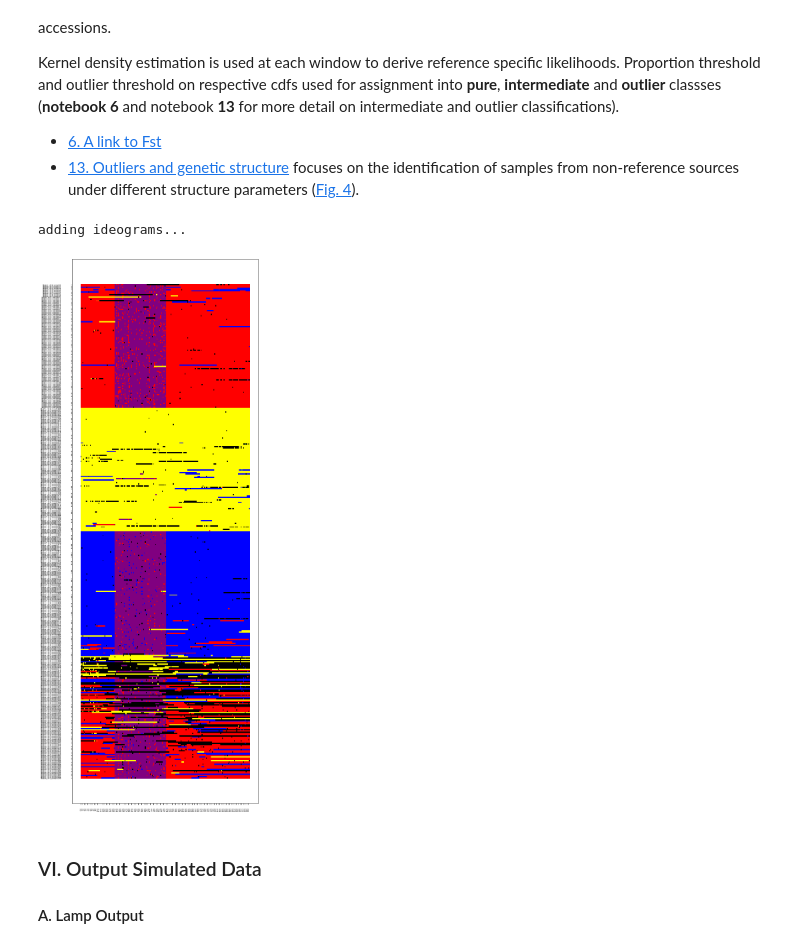
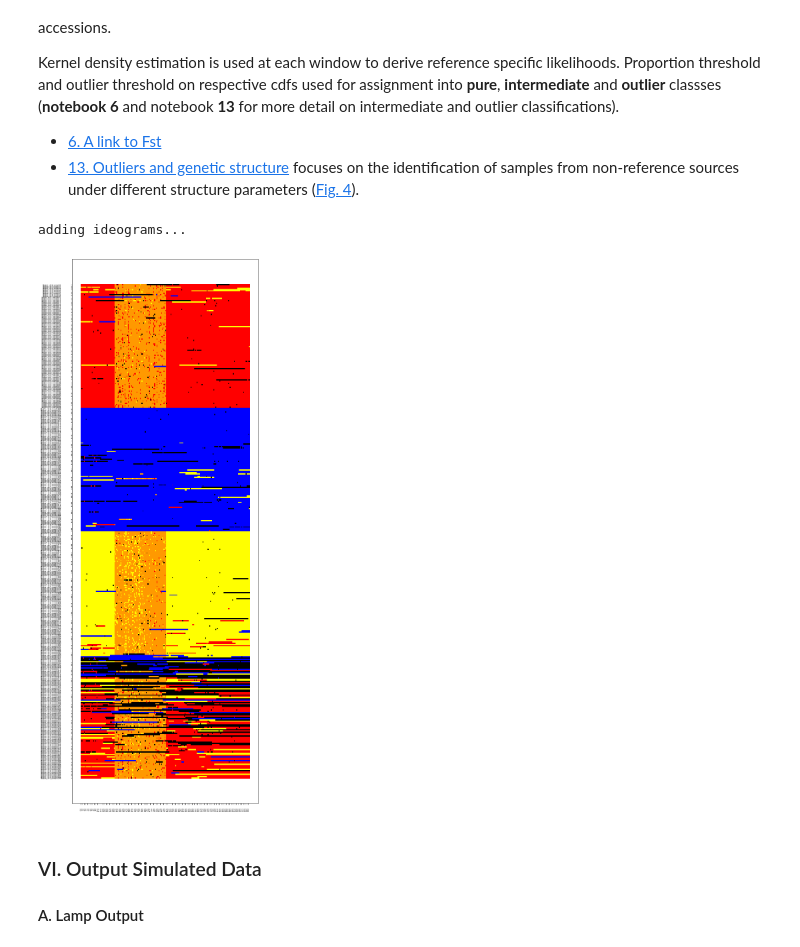
Before and after one commit to SantosJGND/Tools_and_toys, a Jupyter notebook: Simulate_genomes/Genomic structure Simulator.ipynb, the cells around one changed output. Saved outputs shown, nothing was run; the diff lists cells and outputs as text; code cells hidden in the pictures.

Commit message:
include sim_ideogram_tools and package init file. add MS chosen refs for kde classification.

```diff
--- a/Simulate_genomes/Genomic structure Simulator.ipynb
+++ b/Simulate_genomes/Genomic structure Simulator.ipynb
@@ -578,18 +608,24 @@ focuses on the identification of samples from non-reference sources under differ
 # %%
 ### KDE analysis across windows
 from synth_tools.Sim_ideogram_tools import Merge_class, extract_profiles, KDE_windows
 
+## Use known consistent representatives of genetic sources.
 ref_labels= [0,1,2]
+kde_class_labels= label_vector
+
+## Use result of MS classification.
+ref_labels= [0,1,2]
+kde_class_labels= labels1
 
 Comparison_threshold= 5
 Outlier_threshold= 5e-3
 
 color_ref= ['red','yellow','blue','black','orange','purple','green','silver','green','silver','red3','deepskyeblue','navy','chartreuse','darkorchid3','goldenrod2']
 
-KDE_windows(Windows,label_vector,ref_labels,Out,colors= 'alt',alt_col= color_ref,Comparison_threshold= Comparison_threshold,Outlier_threshold= Outlier_threshold)
+KDE_windows(Windows,kde_class_labels,ref_labels,Out,colors= 'alt',alt_col= color_ref,Comparison_threshold= Comparison_threshold,Outlier_threshold= Outlier_threshold)
 # %% [output]
 adding ideograms...
-[figure, old version]
+[figure, new version]
 # %% [markdown]
 ### VI. Output Simulated Data
 
```
Also changed, not shown: parts of 2 cells of this notebook, 1 other file.
